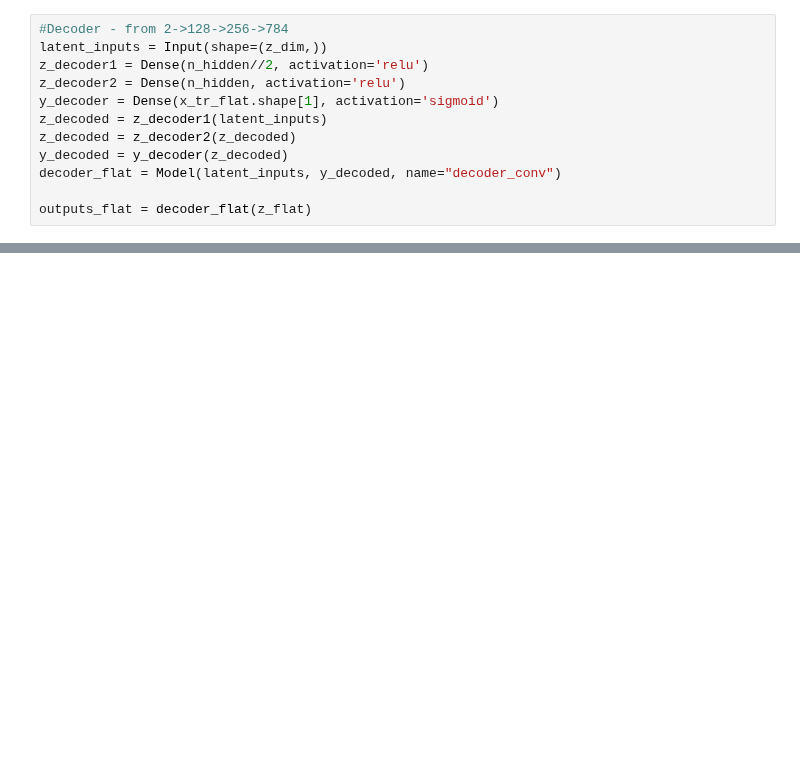
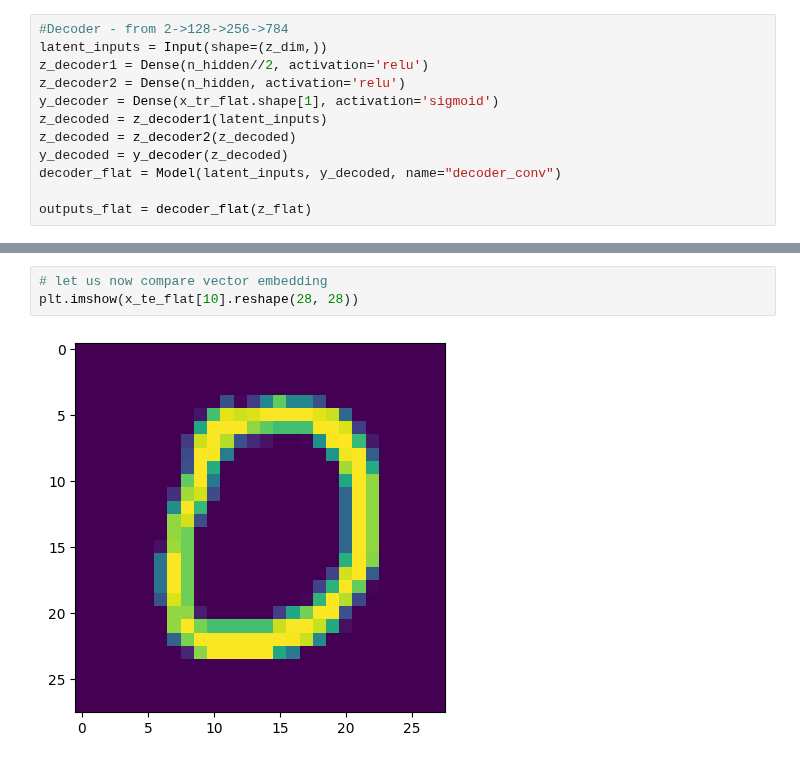
Before and after one commit to aadehamid/embeddings, a Jupyter notebook: vector_DB/vector_DB.ipynb, the cells around one changed output, grey strips where cells are left out. Cells and saved outputs as stored; diff of their text form; blank space fills up the shorter version.

```diff
--- a/vector_DB/vector_DB.ipynb
+++ b/vector_DB/vector_DB.ipynb
@@ -101,0 +159,5 @@ outputs_flat = decoder_flat(z_flat)
+# %%
+# let us now compare vector embedding
+plt.imshow(x_te_flat[10].reshape(28, 28))
+# %% [output]
+[figure, added]
```
Also changed, not shown: parts of 8 cells of this notebook.
